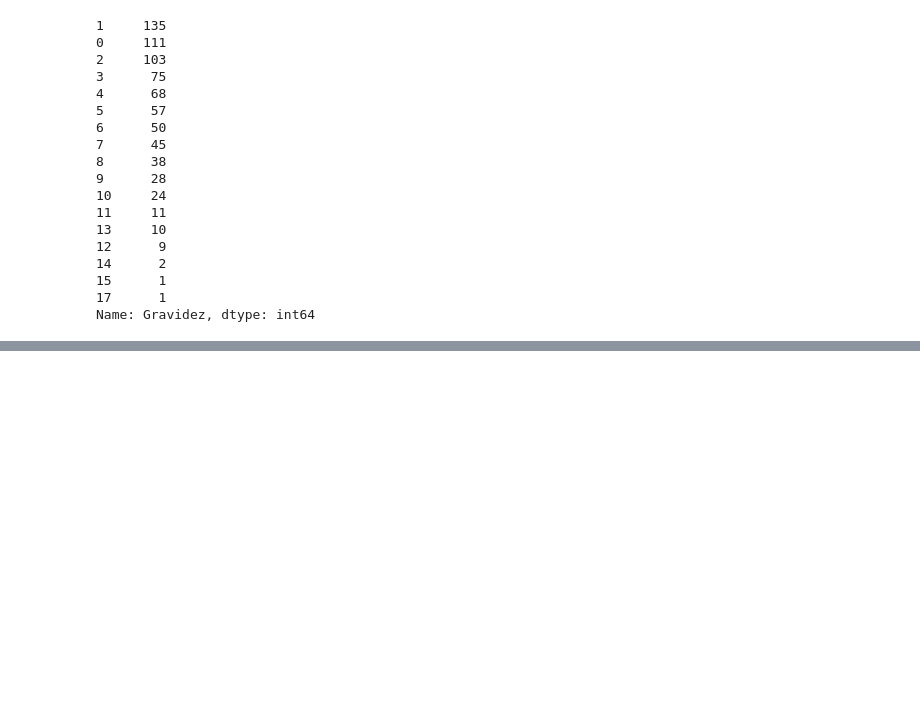
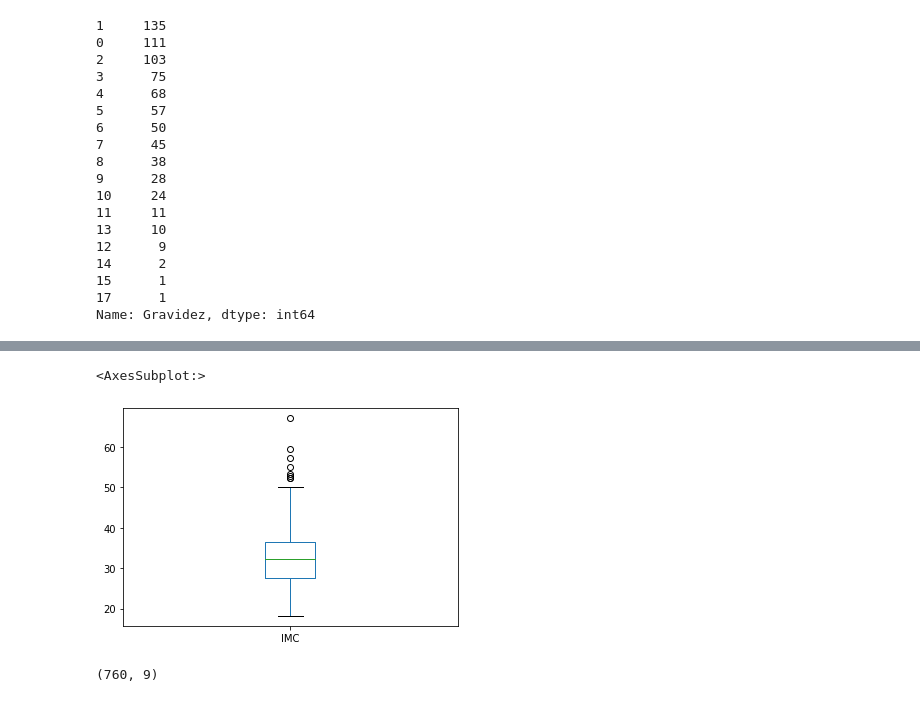
Before and after one commit to JoseWalterLima/Diabetes_Prediction, a Jupyter notebook: construção_modelo.ipynb, the cells around one changed output, grey strips where cells are left out. Drawn from its saved outputs; the diff is of its cells as text; code cells hidden in the pictures; blank space fills up the shorter version.

```diff
--- a/construção_modelo.ipynb
+++ b/construção_modelo.ipynb
@@ -204,0 +167,12 @@ joblib.dump(adjusted_variables, scale_data)
+# %%
+# Os valores abaixo de 10 e acima de 60 causam um disturbio grande na distribuição
+df.IMC.plot.box()
+# %% [output]
+<AxesSubplot:>
+[figure, added]
+# %%
+# Drop outliers cases
+df = df.loc[df.IMC <= 50]
+df.shape
+# %% [output]
+(760, 9)
```
Also changed, not shown: parts of 49 cells of this notebook, 4 other files.
